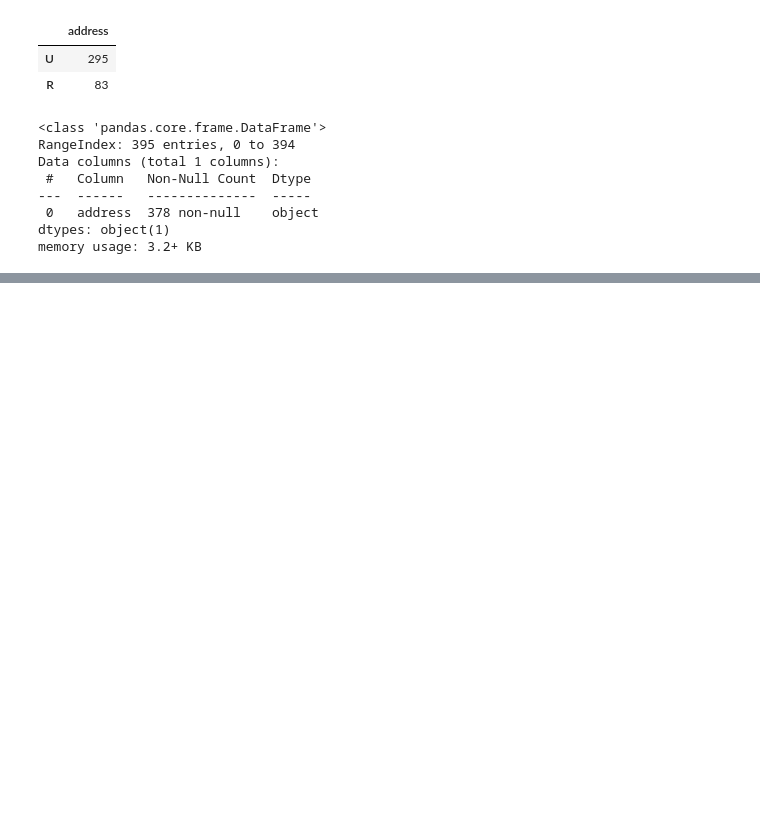
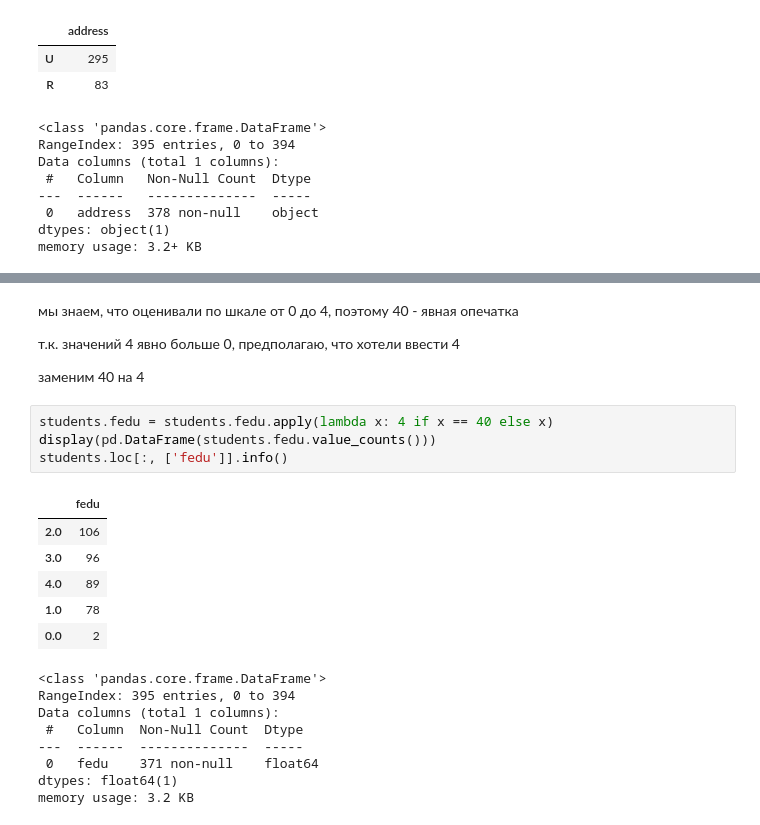
Before and after one commit to Ro-Ksu/skillfactory_rds, a Jupyter notebook: module_2/Module_2.ipynb, the cells around one changed output, grey strips where cells are left out. Saved outputs shown, nothing was run; the diff lists cells and outputs as text; blank space fills up the shorter version.

```diff
--- a/module_2/Module_2.ipynb
+++ b/module_2/Module_2.ipynb
@@ -174,0 +270,25 @@ memory usage: 3.2+ KB
+# %% [markdown]
+мы знаем, что оценивали по шкале от 0 до 4, поэтому 40 - явная опечатка
+
+т.к. значений 4 явно больше 0, предполагаю, что хотели ввести 4
+
+заменим 40 на 4
+# %%
+students.fedu = students.fedu.apply(lambda x: 4 if x == 40 else x)
+display(pd.DataFrame(students.fedu.value_counts()))
+students.loc[:, ['fedu']].info()
+# %% [output]
+|  | fedu |
+| 2.0 | 106 |
+| 3.0 | 96 |
+| 4.0 | 89 |
+| 1.0 | 78 |
+| 0.0 | 2 |
+<class 'pandas.core.frame.DataFrame'>
+RangeIndex: 395 entries, 0 to 394
+Data columns (total 1 columns):
+ #   Column  Non-Null Count  Dtype
+---  ------  --------------  -----
+ 0   fedu    371 non-null    float64
+dtypes: float64(1)
+memory usage: 3.2 KB
```
Also changed, not shown: parts of 41 cells of this notebook.
